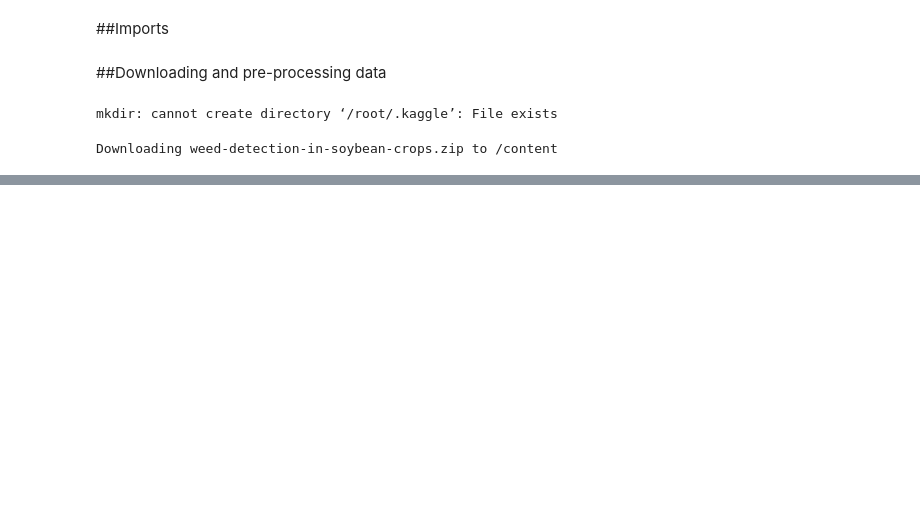
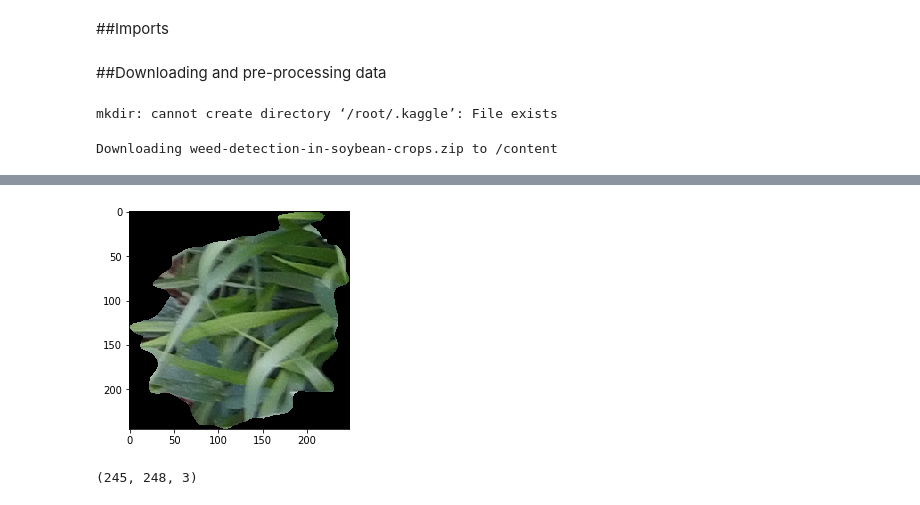
Before and after one commit to objectis/ai-weed-detection, a Jupyter notebook: weed_detection.ipynb, the cells around one changed output, grey strips where cells are left out. Drawn from its saved outputs; the diff is of its cells as text; code cells hidden in the pictures; blank space fills up the shorter version.

```diff
--- a/weed_detection.ipynb
+++ b/weed_detection.ipynb
@@ -27,0 +119,5 @@ Downloading weed-detection-in-soybean-crops.zip to /content
+# %%
+show_image(os.path.join(os.path.join(directory,classes[1]),grass[random.randint(0,len(grass))]))
+# %% [output]
+[figure, added]
+(245, 248, 3)
```
Also changed, not shown: parts of 13 cells of this notebook.
